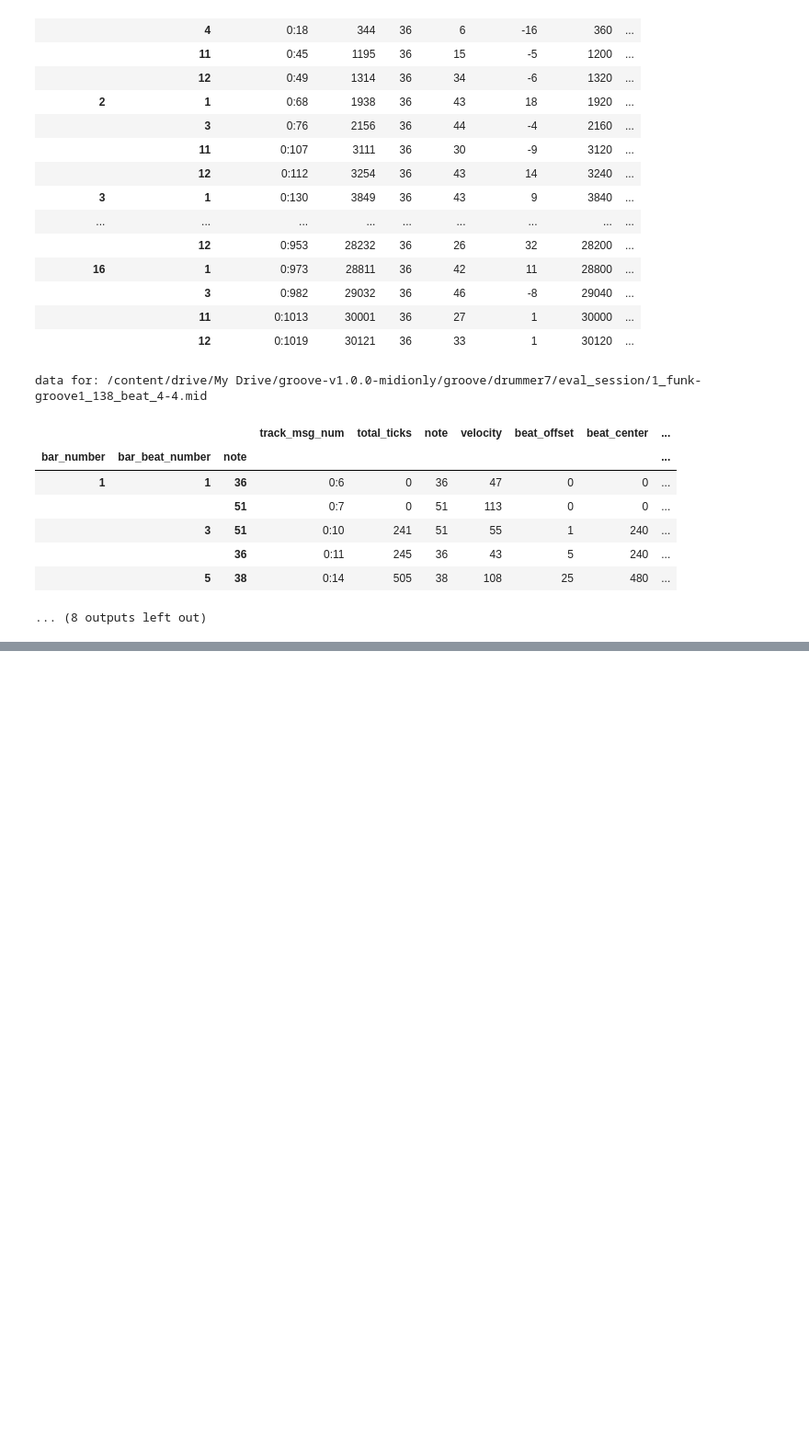
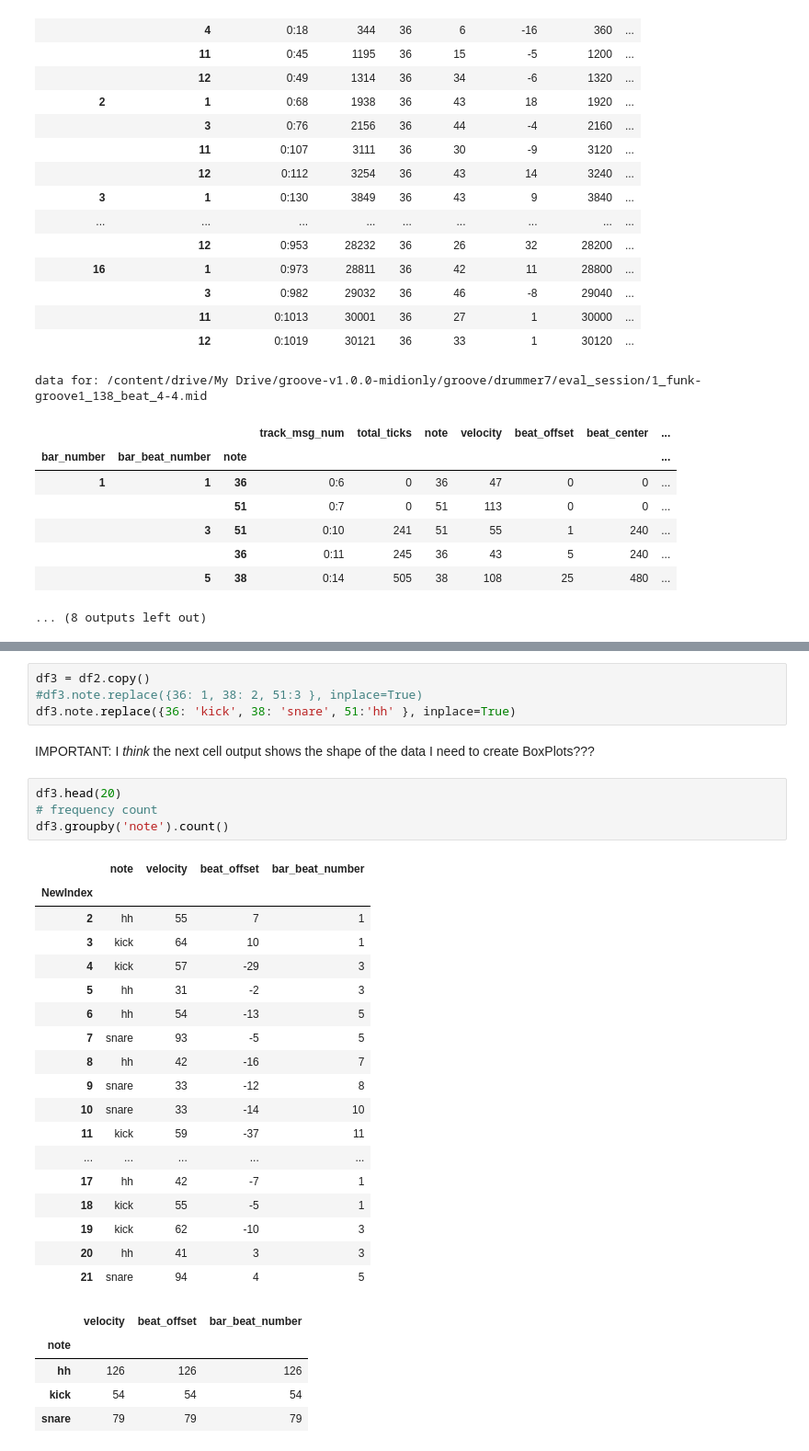
Before and after one commit to curtiscu/LYIT, a Jupyter notebook: BulkLoadingAndFiltering_1.ipynb, the cells around one changed output, grey strips where cells are left out. Shown at 92% size. Cells and saved outputs as stored; diff of their text form; blank space fills up the shorter version.

```diff
--- a/BulkLoadingAndFiltering_1.ipynb
+++ b/BulkLoadingAndFiltering_1.ipynb
@@ -562,0 +684,34 @@ display(multi_col_lvl_df.xs(('2018-07-10', 'Booooze', 'Wine'), level=['Date', 'D
+# %%
+df3 = df2.copy()
+#df3.note.replace({36: 1, 38: 2, 51:3 }, inplace=True)
+df3.note.replace({36: 'kick', 38: 'snare', 51:'hh' }, inplace=True)
+# %% [markdown]
+IMPORTANT: I *think* the next cell output shows the shape of the data I need to create BoxPlots???
+# %%
+df3.head(20)
+# frequency count
+df3.groupby('note').count()
+# %% [output]
+|  | note | velocity | beat_offset | bar_beat_number |
+| NewIndex |  |  |  |  |
+| 2 | hh | 55 | 7 | 1 |
+| 3 | kick | 64 | 10 | 1 |
+| 4 | kick | 57 | -29 | 3 |
+| 5 | hh | 31 | -2 | 3 |
+| 6 | hh | 54 | -13 | 5 |
+| 7 | snare | 93 | -5 | 5 |
+| 8 | hh | 42 | -16 | 7 |
+| 9 | snare | 33 | -12 | 8 |
+| 10 | snare | 33 | -14 | 10 |
+| 11 | kick | 59 | -37 | 11 |
+| ... | ... | ... | ... | ... |
+| 17 | hh | 42 | -7 | 1 |
+| 18 | kick | 55 | -5 | 1 |
+| 19 | kick | 62 | -10 | 3 |
+| 20 | hh | 41 | 3 | 3 |
+| 21 | snare | 94 | 4 | 5 |
+|  | velocity | beat_offset | bar_beat_number |
+| note |  |  |  |
+| hh | 126 | 126 | 126 |
+| kick | 54 | 54 | 54 |
+| snare | 79 | 79 | 79 |
```
Also changed, not shown: parts of 26 cells of this notebook.
